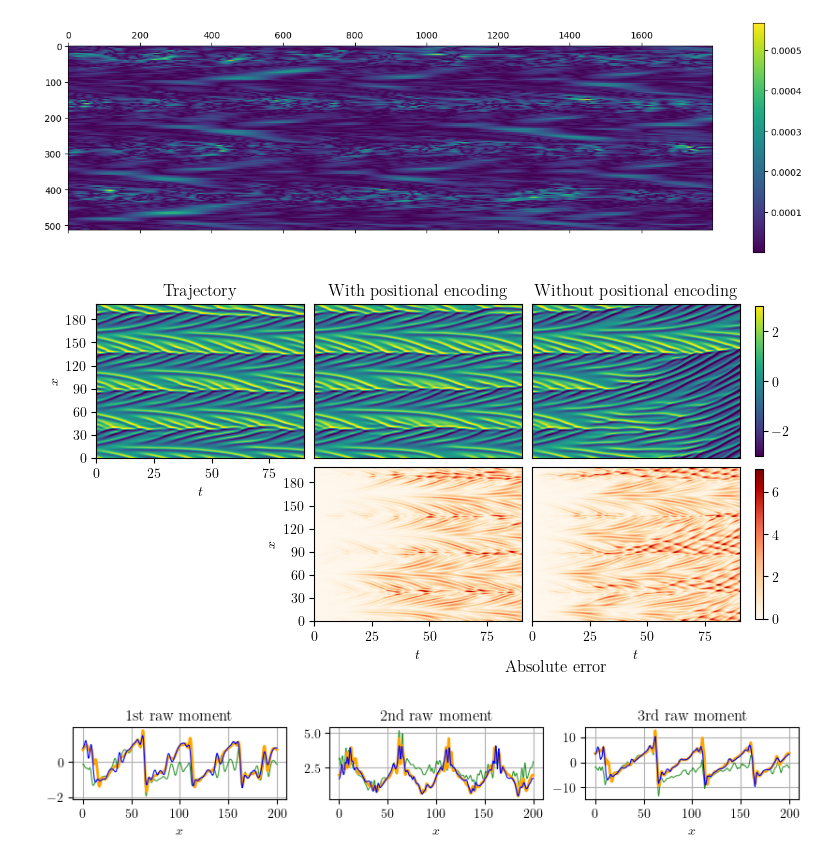
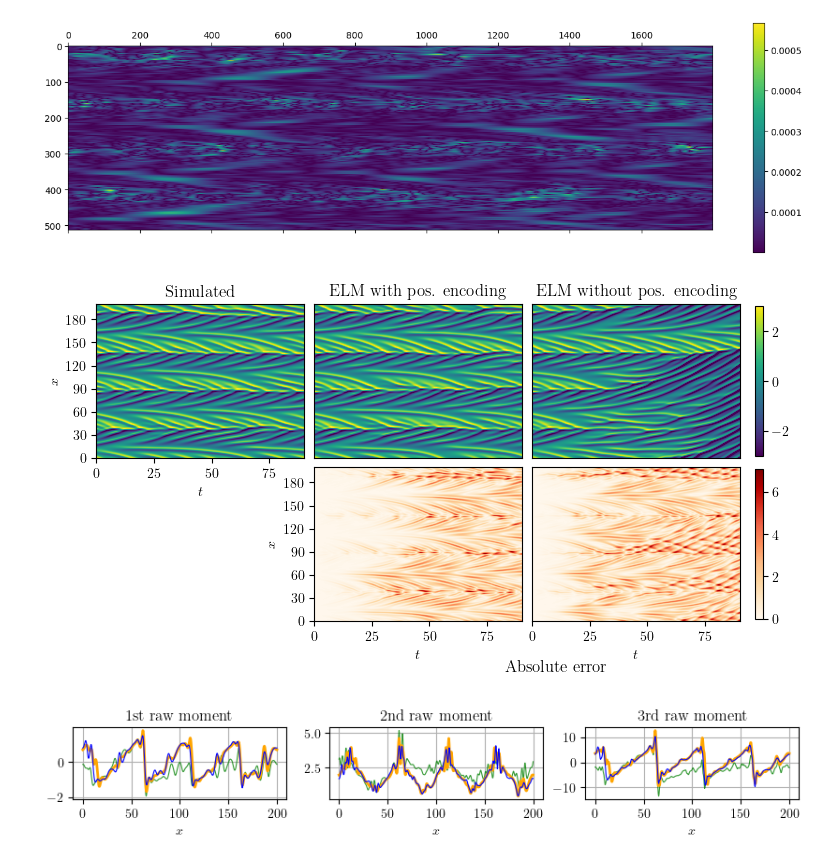
Before and after one commit to graps1/ELM-PDEs, a Jupyter notebook: ks1d/ks1d_inhomogeneous.ipynb, the cells around one changed output. Saved outputs shown, nothing was run; the diff lists cells and outputs as text; code cells hidden in the pictures.

```diff
--- a/ks1d/ks1d_inhomogeneous.ipynb
+++ b/ks1d/ks1d_inhomogeneous.ipynb
@@ -64,37 +64,37 @@ ext = [0,M*dt,0,L]
 
 for k, model in enumerate([model_inhom, model_hom]):
     im1 = ax_top[k+1].imshow(V_preds[k].numpy().T, vmax=3, vmin=-3, aspect=asp, extent=ext)
     im2 = ax_btm[k+1].imshow(V_errors[k].numpy().T, aspect=asp, cmap="OrRd", extent=ext)
 
-ax_top[1].set_title("With positional encoding")
-ax_top[2].set_title("Without positional encoding")
+ax_top[1].set_title("ELM with pos. encoding")
+ax_top[2].set_title("ELM without pos. encoding")
 ax_btm[1].set_xlabel("$t$")
 ax_btm[2].set_xlabel("$t$")
 ax_top[0].set_ylabel("$x$")
 ax_btm[1].set_ylabel("$x$")
 ax_top[1].set_yticks([])
 ax_top[2].set_yticks([])
 ax_btm[2].set_yticks([])
 ax_top[1].set_xticks([])
 ax_top[2].set_xticks([])
 fig.colorbar(im1, ax=ax_top, shrink=0.33, pad=0.02)
 fig.colorbar(im2, ax=ax_btm, shrink=0.33, pad=0.02)
 
 ax_top[0].yaxis.set_major_locator(plt.MultipleLocator(30))
 ax_top[0].xaxis.set_major_locator(plt.MultipleLocator(25))
 ax_btm[1].yaxis.set_major_locator(plt.MultipleLocator(30))
 
 ax_btm[1].text(105, -50, "Absolute error", ha="center", va="top", rotation="horizontal", fontsize="large")
 ax_btm[0].remove()
-ax_top[0].set_title("Trajectory")
+ax_top[0].set_title("Simulated")
 ax_top[0].set_xlabel("$t$")
 img = denormalize(D_test)
 im0 = ax_top[0].imshow(img.T.numpy(), vmax=3, vmin=-3, aspect=asp, extent=ext)
 
 plt.savefig("plots/ks1d_inhomogeneous.pdf", format="pdf", bbox_inches="tight")
 plt.show()
 # %% [output]
-[figure, old version]
+[figure, new version]
 # %%
 x = torch.linspace(0,L,N)
 t = torch.linspace(0,dt*M,M)
```
Also changed, not shown: 7 other files.
